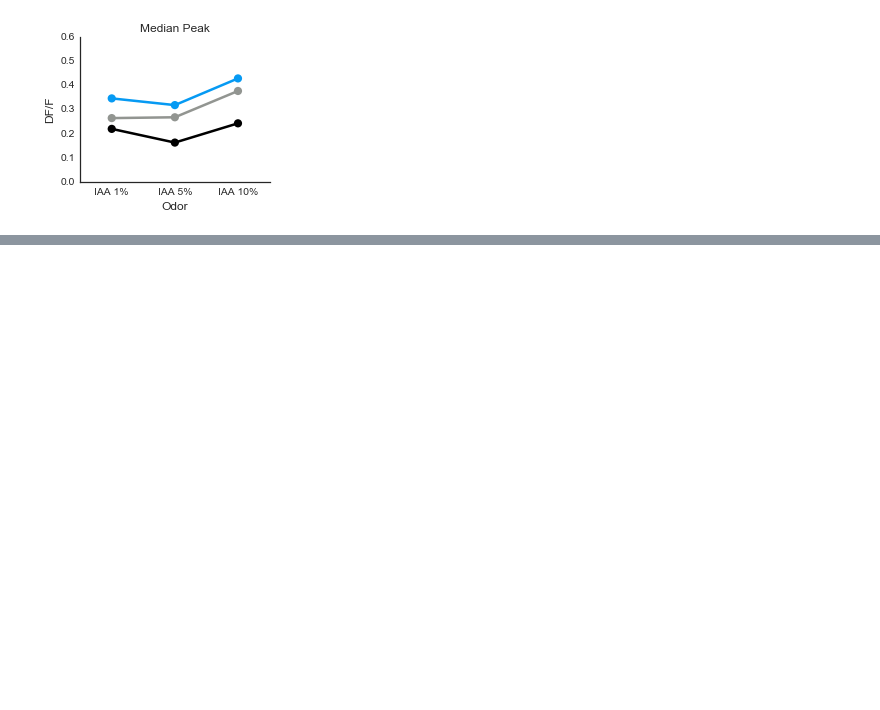
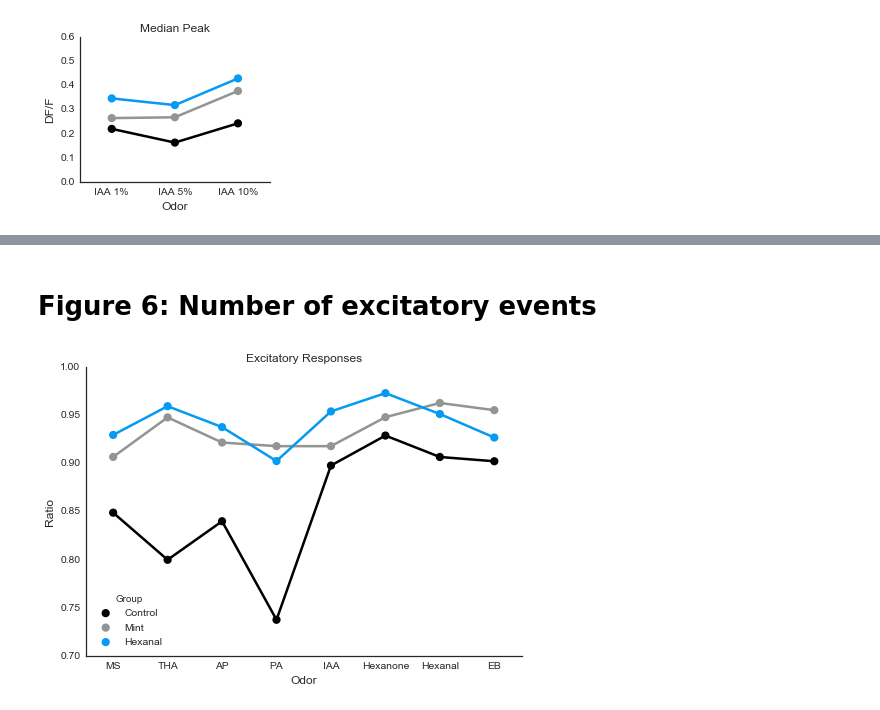
Before and after one commit to liu-annie/CaI, a Jupyter notebook: Paper_Figures.ipynb, the cells around one changed output, grey strips where cells are left out. Saved outputs shown, nothing was run; the diff lists cells and outputs as text; code cells hidden in the pictures; blank space fills up the shorter version.

Commit message:
figures

```diff
--- a/Paper_Figures.ipynb
+++ b/Paper_Figures.ipynb
@@ -350,0 +337,30 @@ plt.savefig("C:\Users\Annie\Desktop\Plasticity\Figures\\Median\\Median_IAA.pdf")
+# %% [markdown]
+# Figure 6: Number of excitatory events
+# %%
+filename='C:\Users\Annie\Documents\Data\Ca_Imaging\GoodFiles\\fullpeak.csv'
+comp=pd.read_csv(filename)
+comp_sorted=comp.reindex_axis(comp.mean().sort_values().index, axis=1)
+comp_labels=pd.DataFrame(comp.Mouse)
+comp_group=pd.DataFrame(comp.Group)
+tmp=[comp_group,comp_labels,comp_sorted]
+composite_full=pd.concat(tmp,axis=1)
+cfull=pd.melt(composite_full,['Group','Mouse'],var_name="Odor")
+
+maxdf=pd.DataFrame([])
+zdf=pd.DataFrame([])
+for x in cfull.index:
+    if cfull.value[x]>0:
+        a=pd.DataFrame(cfull.iloc[x]).T
+        maxdf=maxdf.append(a,ignore_index=True)
+    else:
+        a=pd.DataFrame(cfull.iloc[x]).T
+        zdf=zdf.append(a,ignore_index=True)
+zdf=zdf.dropna()
+# %%
+ratio=pd.DataFrame([])
+for x in maxdf.Group.unique():
+    for y in maxdf.Odor.unique():
+        a=float(len(maxdf[(maxdf.Group==x) & (maxdf.Odor==y)]['value']))
+        b=float(len(zdf[(zdf.Group==x) & (zdf.Odor==y)]['value']))
+        E=a/(a+b)
+        ratio=ratio.append(pd.DataFrame({'Group':[x],'Odor':[y],'Ratio':[E]}))
@@ -350,0 +419,16 @@ plt.savefig("C:\Users\Annie\Desktop\Plasticity\Figures\\Median\\Median_IAA.pdf")
+# %%
+# 1%
+sns.set(style="white", palette="muted", color_codes=True);
+sns.set_context("paper", font_scale=1.3);
+plt.figure(figsize=(7,5));
+ax=sns.pointplot(x='Odor',y='Ratio',hue='Group',palette=groupcolors,data=one_ratio)
+# ax.legend_.remove()
+sns.despine()
+plt.ylabel('Ratio', fontsize=12);
+plt.title('Excitatory Responses', fontsize=12);
+plt.xlabel('Odor', fontsize=12);
+# plt.ylim(-0.2,0.6)
+plt.tight_layout();
+plt.savefig("C:\Users\Annie\Desktop\Plasticity\Figures\\Excitatory\\Excitatory_One.pdf")
+# %% [output]
+[figure, added]
```
Also changed, not shown: parts of 20 cells of this notebook, 2 other files.
